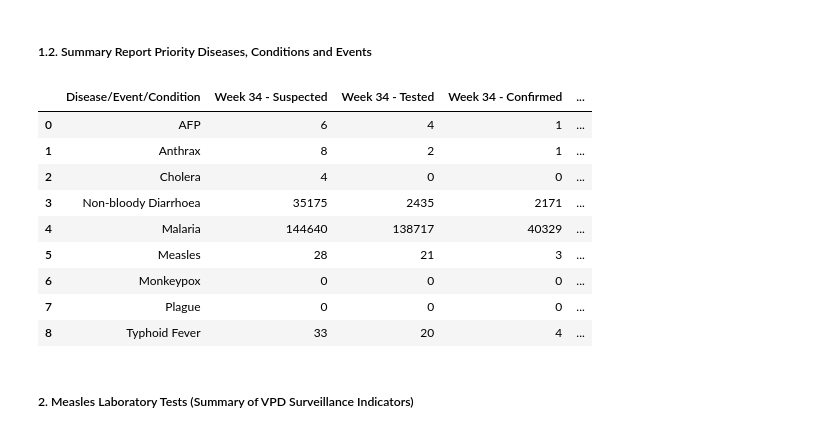
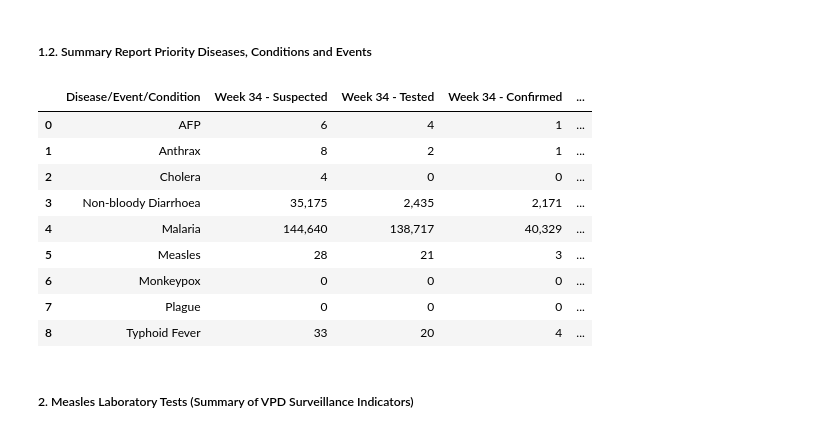
Before and after one commit to malambomutila/Big-Data-Visualisation-Assessment, a Jupyter notebook: malambo.ipynb, the cells around one changed output. Saved outputs shown, nothing was run; the diff lists cells and outputs as text; code cells hidden in the pictures.

```diff
--- a/malambo.ipynb
+++ b/malambo.ipynb
@@ -169,42 +169,42 @@ def create_summary_table(weekly_data, target_week):
     # Initialize results list
     results = []
 
     for disease_name, columns in diseases.items():
         # Calculate weekly suspected cases per province
         week_suspected = week_34_data[columns[0]].sum() if columns[0] else 0
         week_tested = week_34_data[columns[1]].sum() if columns[1] else 0
         week_confirmed = week_34_data[columns[2]].sum() if columns[2] else 0
 
         # Calculate cumulative totals
         cum_suspected = cumulative_data[columns[0]].sum() if columns[0] else 0
         cum_tested = cumulative_data[columns[1]].sum() if columns[1] else 0
         cum_confirmed = cumulative_data[columns[2]].sum() if columns[2] else 0
 
         results.append([
             disease_name,
-            week_suspected,
-            week_tested,
-            week_confirmed,
-            cum_suspected,
-            cum_tested,
-            cum_confirmed
+            f"{week_suspected:,}",
+            f"{week_tested:,}",
+            f"{week_confirmed:,}",
+            f"{cum_suspected:,}",
+            f"{cum_tested:,}",
+            f"{cum_confirmed:,}"
         ])
 
     # Convert results to DataFrame
     df_summary = pd.DataFrame(results, columns=['Disease/Event/Condition', 'Week 34 - Suspected', 'Week 34 - Tested', 'Week 34 - Confirmed', 'Week 1 to 34 - Suspected', 'Week 1 to 34 - Tested', 'Week 1 to 34 - Confirmed'])
 
     return df_summary
 
-# Example usage in Jupyter Notebook
+# Output
 summary = create_summary_table(weekly_data, 34)
 summary
 # %% [output]
 |  | Disease/Event/Condition | Week 34 - Suspected | Week 34 - Tested | Week 34 - Confirmed | ... |
 | 0 | AFP | 6 | 4 | 1 | ... |
 | 1 | Anthrax | 8 | 2 | 1 | ... |
 | 2 | Cholera | 4 | 0 | 0 | ... |
-| 3 | Non-bloody Diarrhoea | 35175 | 2435 | 2171 | ... |
-| 4 | Malaria | 144640 | 138717 | 40329 | ... |
+| 3 | Non-bloody Diarrhoea | 35,175 | 2,435 | 2,171 | ... |
+| 4 | Malaria | 144,640 | 138,717 | 40,329 | ... |
 | 5 | Measles | 28 | 21 | 3 | ... |
 | 6 | Monkeypox | 0 | 0 | 0 | ... |
 | 7 | Plague | 0 | 0 | 0 | ... |
```
Also changed, not shown: parts of 1 cell of this notebook, 1 other file.
